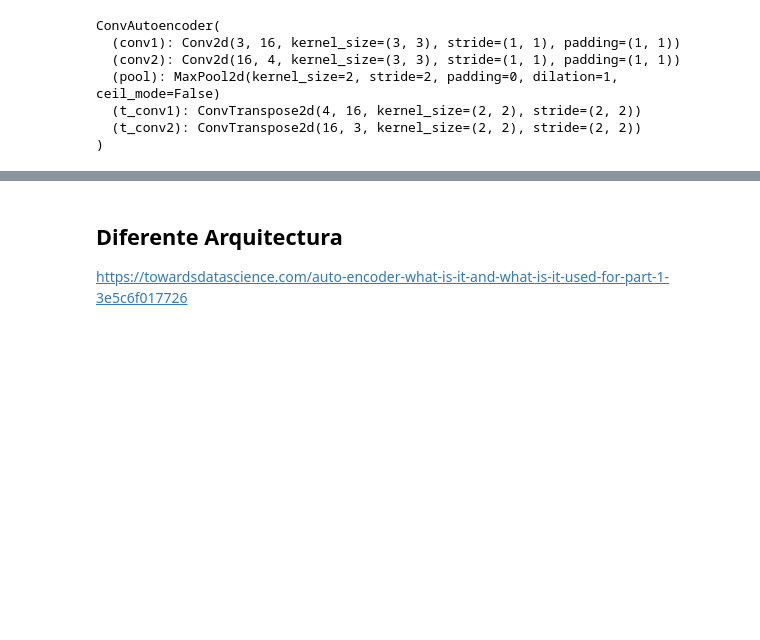
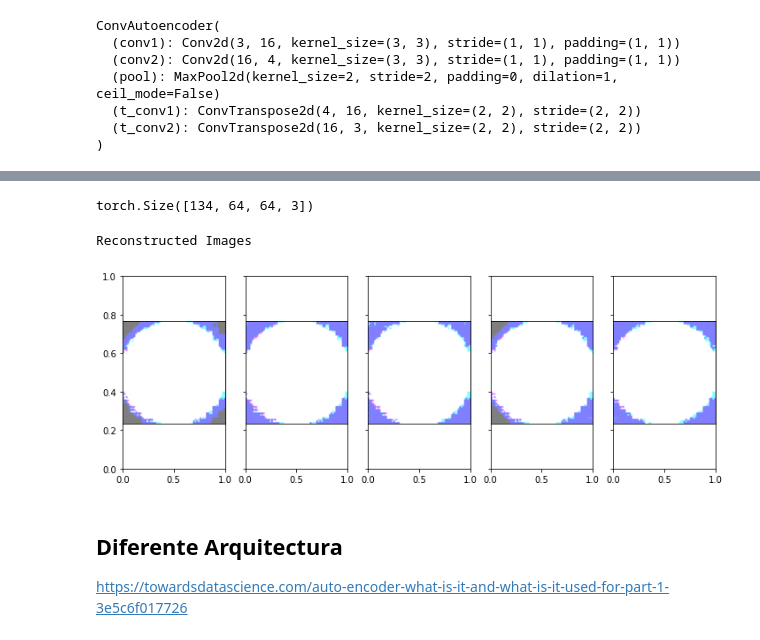
Before and after one commit to dirudiez/TFM_DiegoRudiez, a Jupyter notebook: AutoencoderPytorch_Kaggle_64.ipynb, the cells around one changed output, grey strips where cells are left out. Drawn from its saved outputs; the diff is of its cells as text; code cells hidden in the pictures; blank space fills up the shorter version.

```diff
--- a/AutoencoderPytorch_Kaggle_64.ipynb
+++ b/AutoencoderPytorch_Kaggle_64.ipynb
@@ -441,3 +488,31 @@ torch.Size([32, 32, 3])
+# %%
+x_test = torch.FloatTensor(normalTest) #(X, H, W, C)
+x_test.shape
+# %% [output]
+torch.Size([134, 64, 64, 3])
+# %%
+x_test = torch.permute(x_test, (0, 3, 1, 2)) #(X, C, H, W)
+# %%
+output = model(x_test)
+images = images.numpy()
+# %%
+output = output.view(134, 3, 64, 64)
+output = output.detach().numpy()
+# %%
+def imshow(img):
+    img = img / 2 + 0.5
+    plt.imshow(np.transpose(img, (1, 2, 0)))
+# %%
+#Reconstructed Images
+print('Reconstructed Images')
+fig, axes = plt.subplots(nrows=1, ncols=5, sharex=True, sharey=True, figsize=(12,4))
+for idx in np.arange(5):
+    ax = fig.add_subplot(1, 5, idx+1, xticks=[], yticks=[])
+    imshow(output[idx])
+plt.show()
+# %% [output]
+Reconstructed Images
+[figure, added]
 # %% [markdown]
 ## Diferente Arquitectura
 
```
Also changed, not shown: parts of 21 cells of this notebook.
